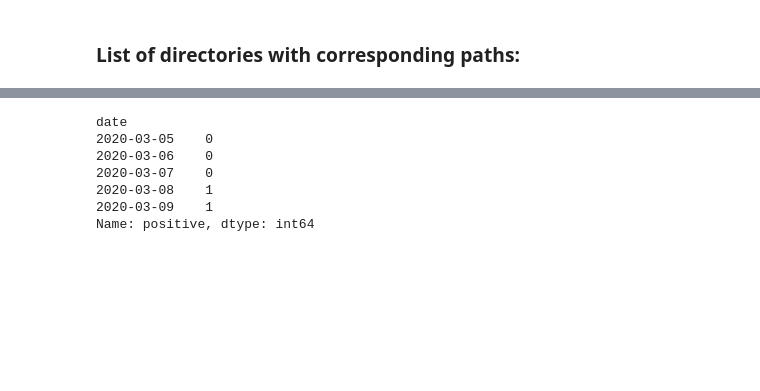
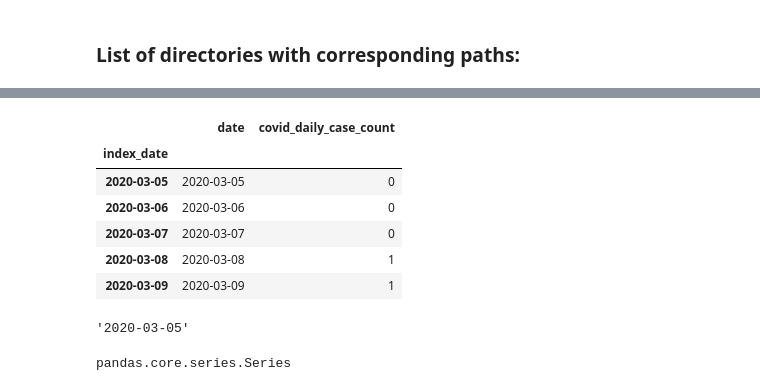
Before and after one commit to joannechoi/DC-Crime-Analysis, a Jupyter notebook: Training_Frameworks/default_training_start.ipynb, the cells around one changed output, grey strips where cells are left out. Saved outputs shown, nothing was run; the diff lists cells and outputs as text; code cells hidden in the pictures; blank space fills up the shorter version.

```diff
--- a/Training_Frameworks/default_training_start.ipynb
+++ b/Training_Frameworks/default_training_start.ipynb
@@ -49,20 +69,30 @@ df_covid.head()
 # %%
 # getting covid cases data
 df_covid_cases_data = pd.read_csv(os.path.join(data_dir, "Merged", "covid_cases_district-of-columbia-history.csv"))
-df_covid_cases_data['date'] = pd.to_datetime(df_covid_cases_data['date'])
-df_covid_cases_data = df_covid_cases_data.set_index(df_covid_cases_data['date']) #.dt.strftime('%Y-%m-%d')) # should it be END_DATE or what?
+df_covid_cases_data['index_date'] = pd.to_datetime(df_covid_cases_data['date'])
+#df_covid_cases_data['Case_Date'] = df_covid_cases_data['date']
+df_covid_cases_data = df_covid_cases_data.set_index(df_covid_cases_data['index_date']) #.dt.strftime('%Y-%m-%d')) # should it be END_DATE or what?
 df_covid_cases_data = df_covid_cases_data.sort_index()
 
-df_covid_positive_cases = copy.deepcopy(df_covid_cases_data['positive'])
-
+df_covid_positive_cases = copy.deepcopy(df_covid_cases_data[['date', 'positive']])
+df_covid_positive_cases['date'] = pd.to_datetime(df_covid_positive_cases['date'])
+df_covid_positive_cases = df_covid_positive_cases.rename(columns={"positive":"covid_daily_case_count"})
 df_covid_positive_cases.head()
 # %% [output]
-date
-2020-03-05    0
-2020-03-06    0
-2020-03-07    0
-2020-03-08    1
-2020-03-09    1
-Name: positive, dtype: int64
+|  | date | covid_daily_case_count |
+| index_date |  |  |
+| 2020-03-05 | 2020-03-05 | 0 |
+| 2020-03-06 | 2020-03-06 | 0 |
+| 2020-03-07 | 2020-03-07 | 0 |
+| 2020-03-08 | 2020-03-08 | 1 |
+| 2020-03-09 | 2020-03-09 | 1 |
 # %%
 # Merge crime data with covid cases
+# %%
+df_covid_positive_cases.iloc[0]['date'].strftime("%Y-%m-%d")
+# %% [output]
+'2020-03-05'
+# %%
+type(df_covid['date'])
+# %% [output]
+pandas.core.series.Series
```
Also changed, not shown: parts of 10 cells of this notebook, 1 other file.
